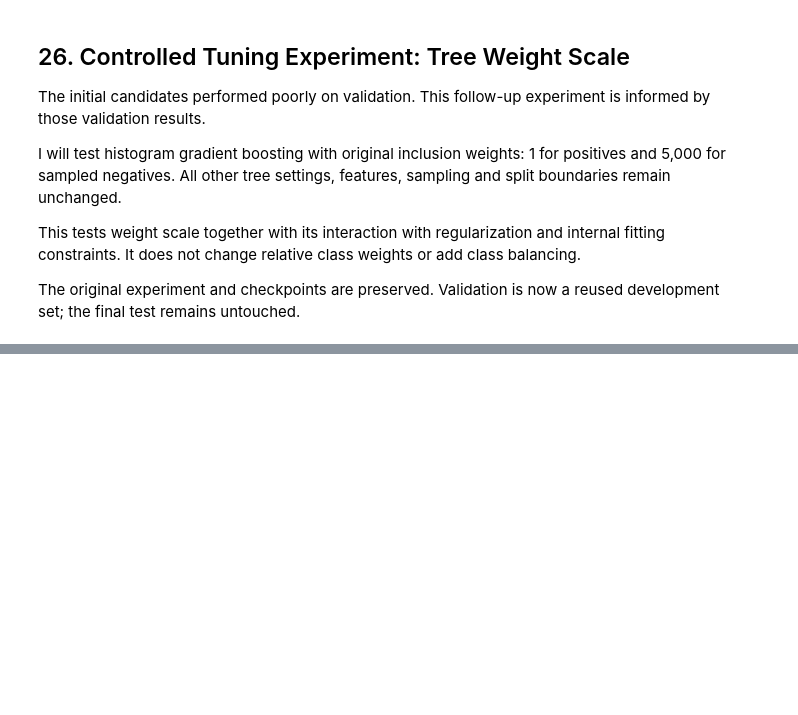
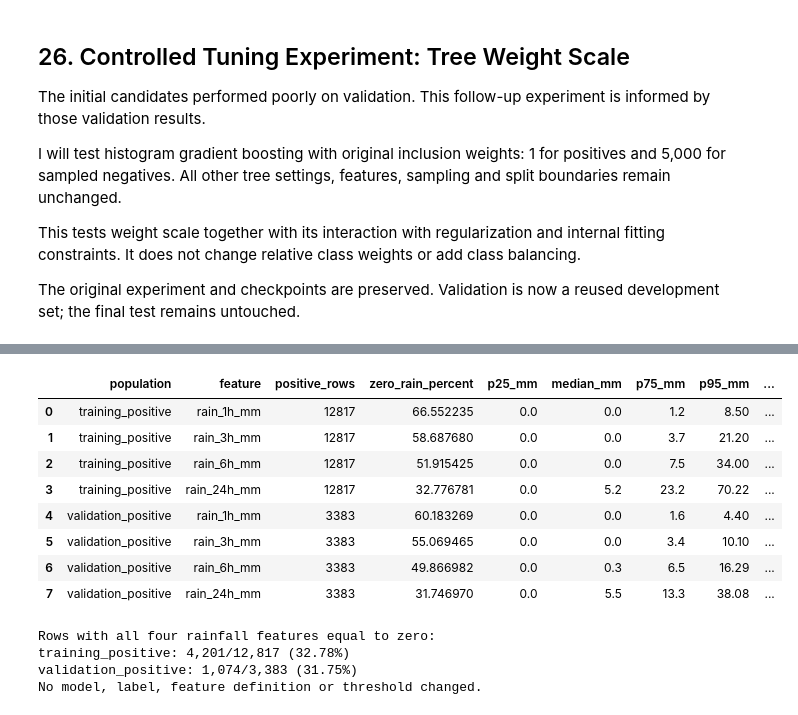
Before and after one commit to anaszpro/Plexa-A-Multi-Modal-Smart-City-Digital-Twin-and-Cascading-Resilience-Engine, a Jupyter notebook: notebooks/02_climate_baseline_v2.ipynb, the cells around one changed output, grey strips where cells are left out. Drawn from its saved outputs; the diff is of its cells as text; code cells hidden in the pictures; blank space fills up the shorter version.

```diff
--- a/notebooks/02_climate_baseline_v2.ipynb
+++ b/notebooks/02_climate_baseline_v2.ipynb
@@ -3193,0 +4021,60 @@ a reused development set; the final test remains untouched.
+# %%
+rainfall_context_rows = []
+
+for population, inputs in [
+    ("training_positive", X_training_positive),
+    ("validation_positive", X_validation_positive),
+]:
+    for feature in [
+        "rain_1h_mm",
+        "rain_3h_mm",
+        "rain_6h_mm",
+        "rain_24h_mm",
+    ]:
+        values = inputs[feature].to_numpy(dtype=float)
+
+        rainfall_context_rows.append({
+            "population": population,
+            "feature": feature,
+            "positive_rows": len(values),
+            "zero_rain_percent": 100 * np.mean(values == 0),
+            "p25_mm": np.quantile(values, 0.25),
+            "median_mm": np.median(values),
+            "p75_mm": np.quantile(values, 0.75),
+            "p95_mm": np.quantile(values, 0.95),
+            "maximum_mm": values.max(),
+        })
+
+rainfall_positive_context = pd.DataFrame(rainfall_context_rows)
+display(rainfall_positive_context)
+
+print("Rows with all four rainfall features equal to zero:")
+
+for population, inputs in [
+    ("training_positive", X_training_positive),
+    ("validation_positive", X_validation_positive),
+]:
+    all_zero = inputs[
+        ["rain_1h_mm", "rain_3h_mm", "rain_6h_mm", "rain_24h_mm"]
+    ].eq(0).all(axis=1)
+
+    print(
+        f"{population}: {int(all_zero.sum()):,}/{len(inputs):,} "
+        f"({100 * all_zero.mean():.2f}%)"
+    )
+
+print("No model, label, feature definition or threshold changed.")
+# %% [output]
+|  | population | feature | positive_rows | zero_rain_percent | p25_mm | median_mm | p75_mm | p95_mm | ... |
+| 0 | training_positive | rain_1h_mm | 12817 | 66.552235 | 0.0 | 0.0 | 1.2 | 8.50 | ... |
+| 1 | training_positive | rain_3h_mm | 12817 | 58.687680 | 0.0 | 0.0 | 3.7 | 21.20 | ... |
+| 2 | training_positive | rain_6h_mm | 12817 | 51.915425 | 0.0 | 0.0 | 7.5 | 34.00 | ... |
+| 3 | training_positive | rain_24h_mm | 12817 | 32.776781 | 0.0 | 5.2 | 23.2 | 70.22 | ... |
+| 4 | validation_positive | rain_1h_mm | 3383 | 60.183269 | 0.0 | 0.0 | 1.6 | 4.40 | ... |
+| 5 | validation_positive | rain_3h_mm | 3383 | 55.069465 | 0.0 | 0.0 | 3.4 | 10.10 | ... |
+| 6 | validation_positive | rain_6h_mm | 3383 | 49.866982 | 0.0 | 0.3 | 6.5 | 16.29 | ... |
+| 7 | validation_positive | rain_24h_mm | 3383 | 31.746970 | 0.0 | 5.5 | 13.3 | 38.08 | ... |
+Rows with all four rainfall features equal to zero:
+training_positive: 4,201/12,817 (32.78%)
+validation_positive: 1,074/3,383 (31.75%)
+No model, label, feature definition or threshold changed.
```
Also changed, not shown: parts of 16 cells of this notebook, 1 other file.
